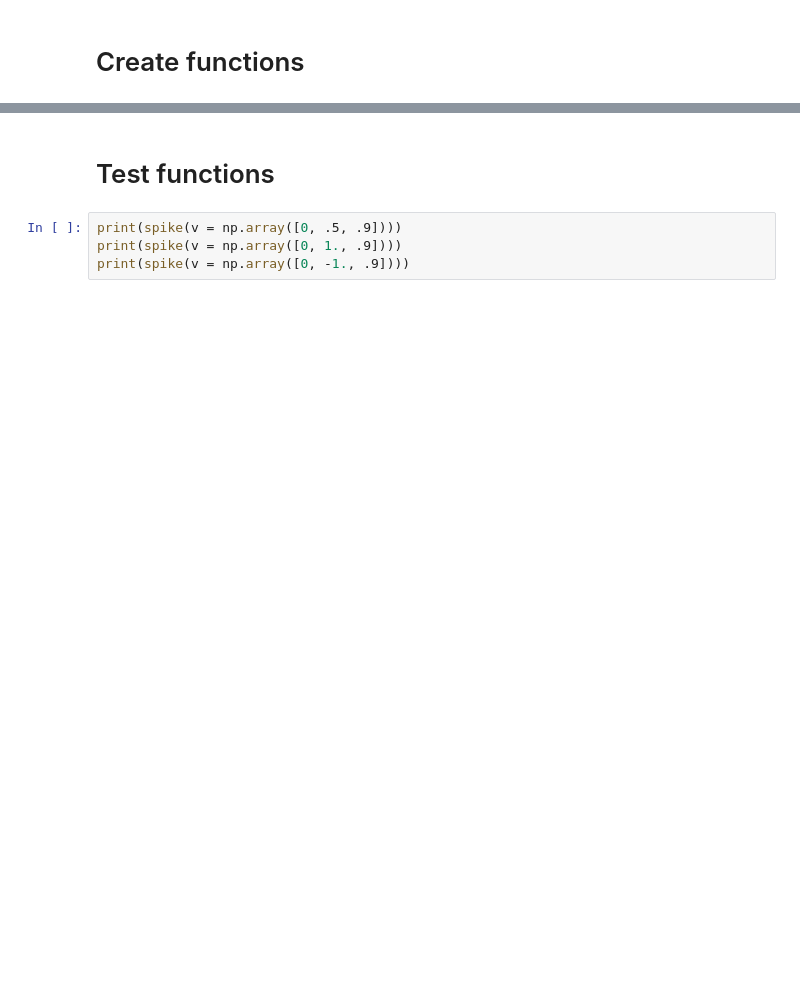
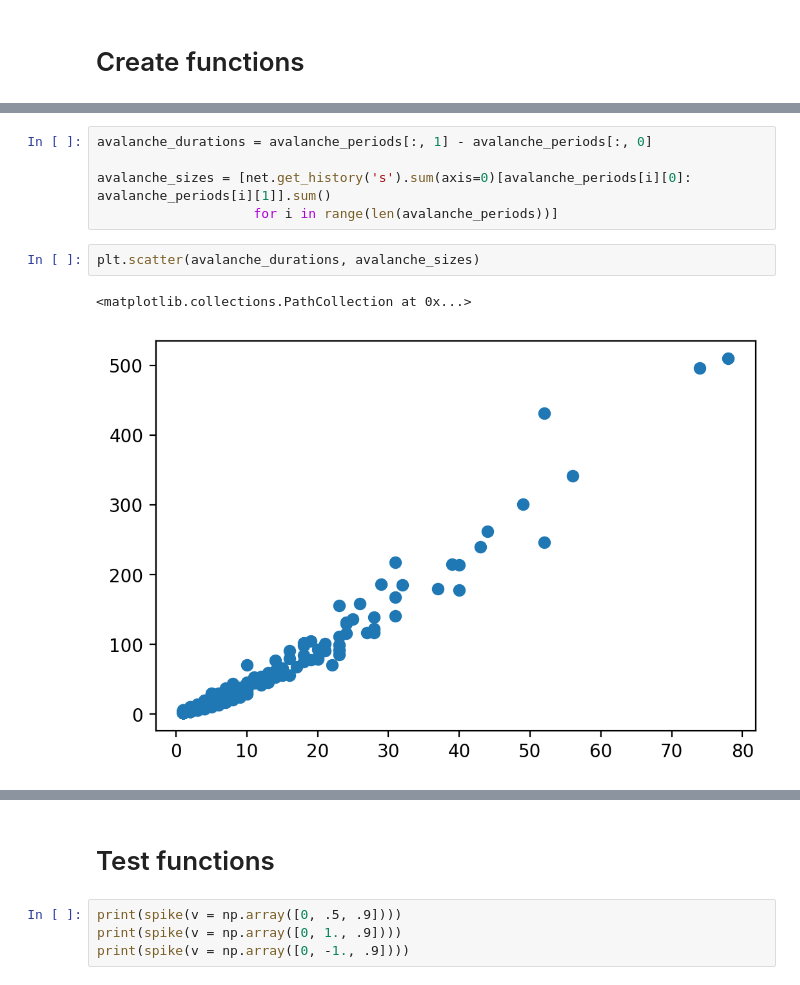
Before and after one commit to EstevaoUyra/criticality-on-neural-network, a Jupyter notebook: network.ipynb, the cells around one changed output, grey strips where cells are left out. Saved outputs shown, nothing was run; the diff lists cells and outputs as text; blank space fills up the shorter version.

```diff
--- a/network.ipynb
+++ b/network.ipynb
@@ -72,0 +163,10 @@ def run_simulation(v, W, dt, tmax):
+# %%
+avalanche_durations = avalanche_periods[:, 1] - avalanche_periods[:, 0]
+
+avalanche_sizes = [net.get_history('s').sum(axis=0)[avalanche_periods[i][0]: avalanche_periods[i][1]].sum()
+                    for i in range(len(avalanche_periods))]
+# %%
+plt.scatter(avalanche_durations, avalanche_sizes)
+# %% [output]
+<matplotlib.collections.PathCollection at 0x...>
+[figure, added]
```
Also changed, not shown: parts of 26 cells of this notebook.
